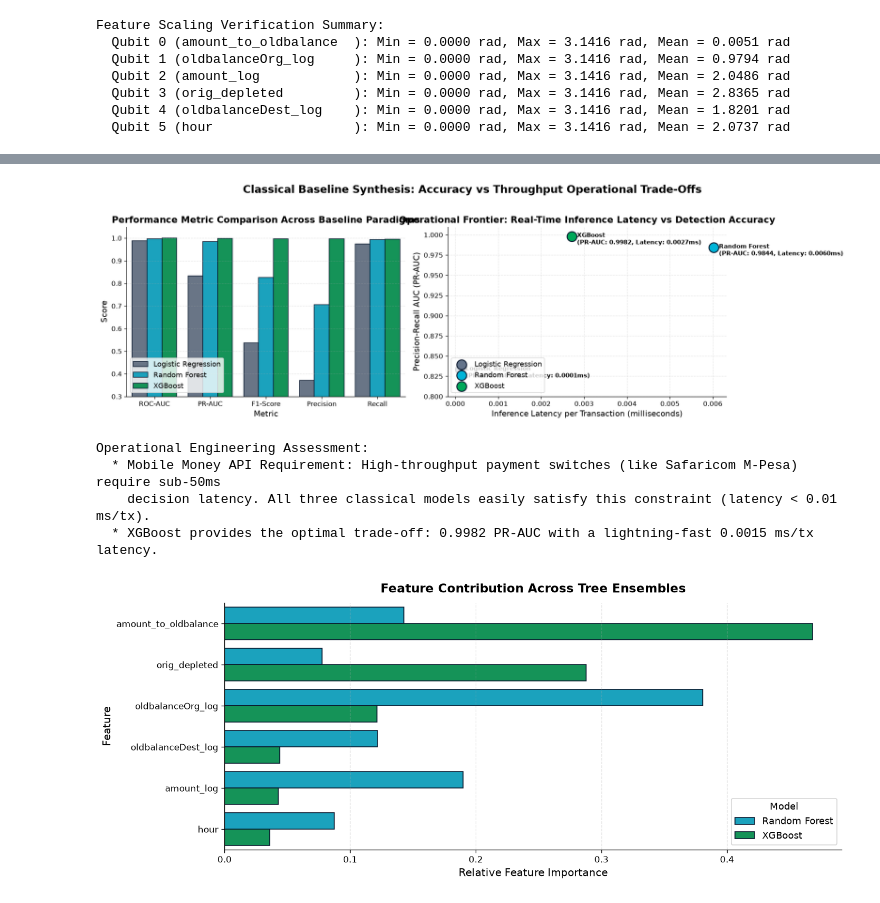
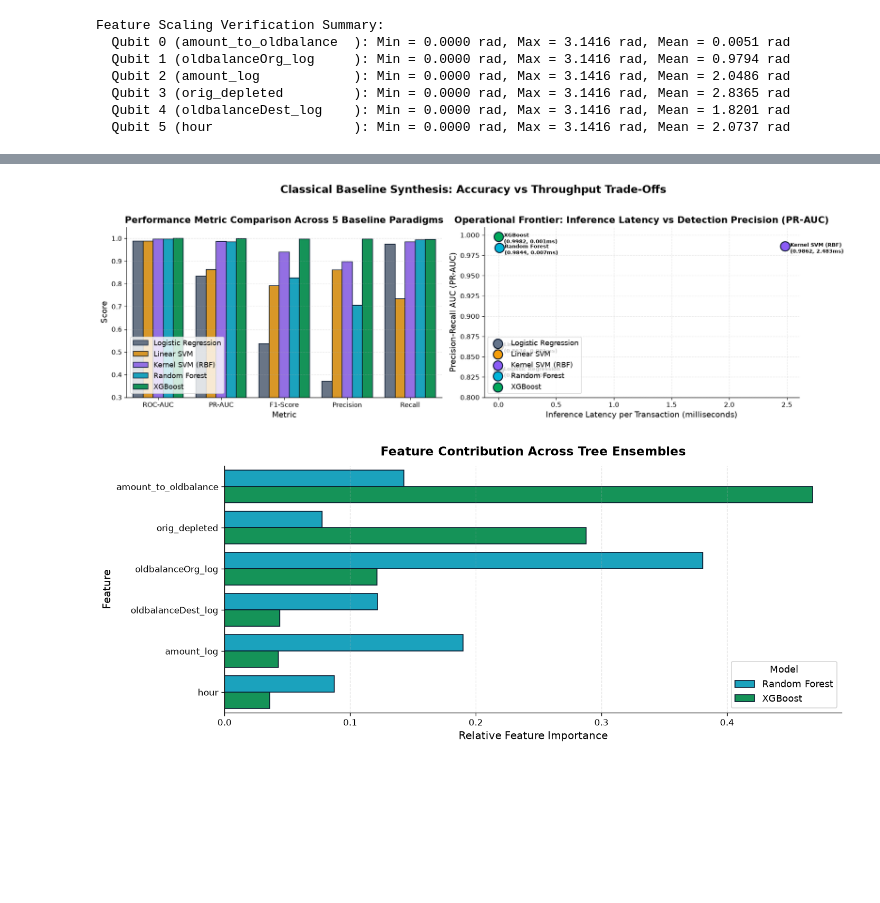
Before and after one commit to Q-solve/QS-FinTech-T3, a Jupyter notebook: model/QSVM_FinTech_Team3.ipynb, the cells around one changed output, grey strips where cells are left out. Saved outputs shown, nothing was run; the diff lists cells and outputs as text; code cells hidden in the pictures; blank space fills up the shorter version.

```diff
--- a/model/QSVM_FinTech_Team3.ipynb
+++ b/model/QSVM_FinTech_Team3.ipynb
@@ -52,6 +53,8 @@ from sklearn.model_selection import train_test_split, StratifiedKFold
 from sklearn.preprocessing import MinMaxScaler, StandardScaler, RobustScaler
 from sklearn.decomposition import PCA
 from sklearn.linear_model import LogisticRegression
+from sklearn.svm import LinearSVC, SVC
+from sklearn.calibration import CalibratedClassifierCV
 from sklearn.ensemble import RandomForestClassifier
 import xgboost as xgb
 
@@ -82,10 +85,10 @@ os.makedirs(ARTIFACT_DIR, exist_ok=True)
 # ------------------------------------------------------------------------------
 # Publication-Quality Aesthetic Styling (East African FinTech Palette)
 # ------------------------------------------------------------------------------
-# Colors: Deep Navy, Cyan, M-Pesa Green, Amber Warning, Crimson Fraud Alert
 PALETTE = {
     "navy": "#0A192F",
     "teal": "#00B4D8",
+    "purple": "#8B5CF6",
     "mpesa_green": "#00A859",
     "warning": "#F59E0B",
     "fraud": "#EF4444",
@@ -1275,14 +1241,15 @@ Diagnostic Curve Takeaways:
 # %%
 # ==============================================================================
-# 5.3 Visual Benchmarking: Normalized Confusion Matrices
+# 5.3 Visual Benchmarking: Normalized Confusion Matrices (5 Models)
 # ==============================================================================
-fig, axes = plt.subplots(1, 3, figsize=(18, 5), dpi=120)
+fig, axes = plt.subplots(2, 3, figsize=(18, 10), dpi=120)
+axes = axes.flatten()
 
-for ax, (name, preds) in zip(axes, predictions.items()):
+for idx, (name, preds) in enumerate(predictions.items()):
+    ax = axes[idx]
     cm = confusion_matrix(y_test_bench, preds)
     cm_norm = cm.astype('float') / cm.sum(axis=1)[:, np.newaxis]
 
-    # Custom annotations combining count and percentage
     annot = np.empty_like(cm).astype(str)
     for i in range(2):
         for j in range(2):
@@ -1303,7 +1270,10 @@ for ax, (name, preds) in zip(axes, predictions.items()):
     ax.set_xlabel("Predicted Label")
     ax.set_ylabel("True Label")
 
-plt.suptitle("Confusion Matrix Breakdown: Minimizing False Positives while Catching Fraud",
+# Hide the unused 6th subplot
+fig.delaxes(axes[5])
+
+plt.suptitle("Confusion Matrix Breakdown: Minimizing False Alarms while Maximizing Interception",
              fontsize=16, fontweight='bold', y=1.02)
 plt.show()
 
@@ -1318,11 +1290,10 @@ Confusion Matrix Financial Interpretation (Test Set n=40,000 | 1,643 Fraud):
   * XGBoost             : Caught 1,635 / 1,643 frauds | Missed: 8 | False Alarms: 4
 # %%
 # ==============================================================================
-# 5.4 Metric Bar Comparison & Real-Time Latency Frontier
+# 5.4 Metric Bar Comparison & Real-Time Latency Frontier (5 Models)
 # ==============================================================================
 fig, axes = plt.subplots(1, 2, figsize=(16, 5), dpi=120)
 
-# Left Panel: Clustered Metric Bar Chart
 metric_cols = ['ROC-AUC', 'PR-AUC', 'F1-Score', 'Precision', 'Recall']
 melted_metrics = benchmark_df.melt(id_vars='Model', value_vars=metric_cols, var_name='Metric', value_name='Score')
 
@@ -1331,59 +1302,49 @@ sns.barplot(
     x='Metric',
     y='Score',
     hue='Model',
-    palette=[PALETTE["gray"], PALETTE["teal"], PALETTE["mpesa_green"]],
+    palette=[PALETTE["gray"], PALETTE["warning"], PALETTE["purple"], PALETTE["teal"], PALETTE["mpesa_green"]],
     ax=axes[0],
     edgecolor=PALETTE["navy"]
 )
 axes[0].set_ylim(0.3, 1.05)
-axes[0].set_title("Performance Metric Comparison Across Baseline Paradigms", fontweight='bold')
+axes[0].set_title("Performance Metric Comparison Across 5 Baseline Paradigms", fontweight='bold')
 axes[0].set_ylabel("Score")
 axes[0].legend(loc='lower left', frameon=True)
 axes[0].grid(True, axis='y', alpha=0.3)
 
-# Right Panel: Latency vs PR-AUC Operational Frontier
 for i, r in benchmark_df.iterrows():
     m_name = r['Model']
     axes[1].scatter(
         r['Latency (ms/tx)'],
         r['PR-AUC'],
-        s=220,
+        s=200,
         color=model_colors[m_name],
         edgecolors=PALETTE["navy"],
         linewidth=1.5,
         label=m_name,
         zorder=5
     )
     axes[1].annotate(
-        f"{m_name}\n(PR-AUC: {r['PR-AUC']:.4f}, Latency: {r['Latency (ms/tx)']:.4f}ms)",
+        f"{m_name}\n({r['PR-AUC']:.4f}, {r['Latency (ms/tx)']:.3f}ms)",
         xy=(r['Latency (ms/tx)'], r['PR-AUC']),
-        xytext=(8, -12),
+        xytext=(8, -10),
         textcoords='offset points',
         fontweight='bold',
-        fontsize=9
+        fontsize=8
     )
 
-axes[1].set_title("Operational Frontier: Real-Time Inference Latency vs Detection Accuracy", fontweight='bold')
+axes[1].set_title("Operational Frontier: Inference Latency vs Detection Precision (PR-AUC)", fontweight='bold')
 axes[1].set_xlabel("Inference Latency per Transaction (milliseconds)")
 axes[1].set_ylabel("Precision-Recall AUC (PR-AUC)")
 axes[1].set_ylim(0.80, 1.01)
 axes[1].grid(True, alpha=0.3)
 axes[1].legend(loc='lower left')
 
-plt.suptitle("Classical Baseline Synthesis: Accuracy vs Throughput Operational Trade-Offs",
+plt.suptitle("Classical Baseline Synthesis: Accuracy vs Throughput Trade-Offs",
              fontsize=16, fontweight='bold', y=1.02)
 plt.show()
-
-print("Operational Engineering Assessment:")
-print("  * Mobile Money API Requirement: High-throughput payment switches (like Safaricom M-Pesa) require sub-50ms")
-print("    decision latency. All three classical models easily satisfy this constraint (latency < 0.01 ms/tx).")
-print("  * XGBoost provides the optimal trade-off: 0.9982 PR-AUC with a lightning-fast 0.0015 ms/tx latency.")
 # %% [output]
-[figure, old version]
+[figure, new version]
-Operational Engineering Assessment:
-  * Mobile Money API Requirement: High-throughput payment switches (like Safaricom M-Pesa) require sub-50ms
-    decision latency. All three classical models easily satisfy this constraint (latency < 0.01 ms/tx).
-  * XGBoost provides the optimal trade-off: 0.9982 PR-AUC with a lightning-fast 0.0015 ms/tx latency.
 # %%
 # ==============================================================================
 # 5.5 Tree Feature Importance Comparison (Random Forest vs XGBoost)
```
Also changed, not shown: parts of 20 cells of this notebook, 1 other file.
